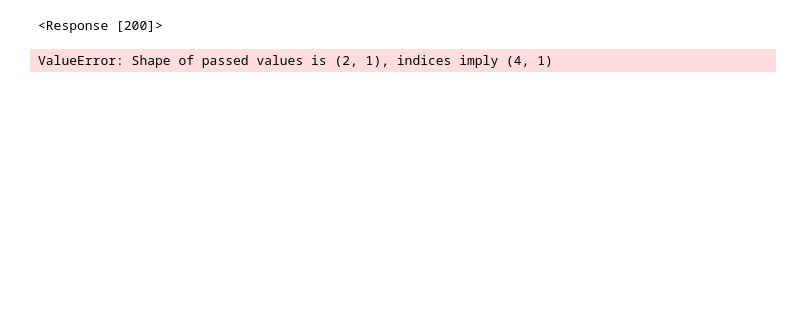
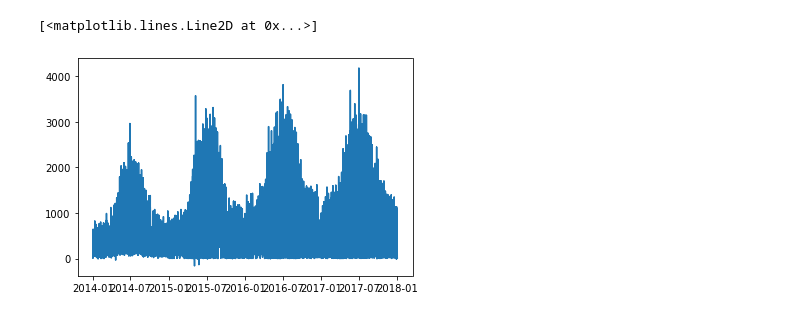
Before and after one commit to jfraeys/bread-ai, a Jupyter notebook: notebooks/sales_pred.ipynb, the cells around one changed output. Cells and saved outputs as stored; diff of their text form; code cells hidden in the pictures; blank space fills up the shorter version.

```diff
--- a/notebooks/sales_pred.ipynb
+++ b/notebooks/sales_pred.ipynb
@@ -56,9 +41,11 @@ bread_data_2017 = pd.read_csv('data/data_bread/2017-Table.csv')
 # %%
+bread_data = pd.DataFrame()
 products = bread_data_2014['DESC_1'].unique()
 bread_data_years = [bread_data_2014, bread_data_2015, bread_data_2016, bread_data_2017]
 
-for prod in products:
-    for years in bread_data_years:
-        years = years.rename(columns= {'DESC_1':'Product_name', 'qty net' : 'qty_net', 'Qty net':'qty_net', 'DATE_DELIV':'Date_Facture', 'Date Facture': 'Date_Facture'})
-        bread_data = years.loc[:, ~years.columns.str.contains('^Unnamed')].drop(columns = 'PRODUCT', errors = 'ignore')
-        bread_data = bread_data.append(years.loc[years['Product_name'] == prod], ignore_index=True)
+for years in bread_data_years:
+    years = years.rename(columns= {'DESC_1':'product_name', 'qty net' : 'quantity', 'Qty net':'quantity', 'DATE_DELIV':'date_billed', 'Date Facture': 'date_billed'})
+    years.date_billed = pd.to_datetime(years.date_billed)
+    print(years.tail(10))
+    years = years.dropna(how='all', axis=1)
+    bread_data = bread_data.append(years, ignore_index=True)
@@ -65,3 +69,0 @@ for prod in products:
-# %%
-#convert string date to datetime
-bread_data.Date_Facture = pd.to_datetime(bread_data.Date_Facture, errors='coerce')
@@ -124,9 +70,14 @@ def get_weather_forecast():
-# %%
-get_weather_dl(limit)
-# %% [output]
-<Response [200]>
-# %%
-#this will predict past today(), if the date to be predict is earlier create if statement to see what is the dates.
-get_weather_forecast()
-# %% [output]
-ValueError: Shape of passed values is (2, 1), indices imply (4, 1)
+# %%
+#sort by date billed
+bread_data = bread_data.sort_values(by = 'date_billed')
+y = bread_data.quantity
+
+bread_data = bread_data.drop('quantity',1)
+# %%
+#viz sales per week per products
+plt.plot(bread_data.date_billed, y)
+
+#we can see seasonality well in this graph
+# %% [output]
+[<matplotlib.lines.Line2D at 0x...>]
+[figure, added]
```
Also changed, not shown: parts of 9 cells of this notebook.
